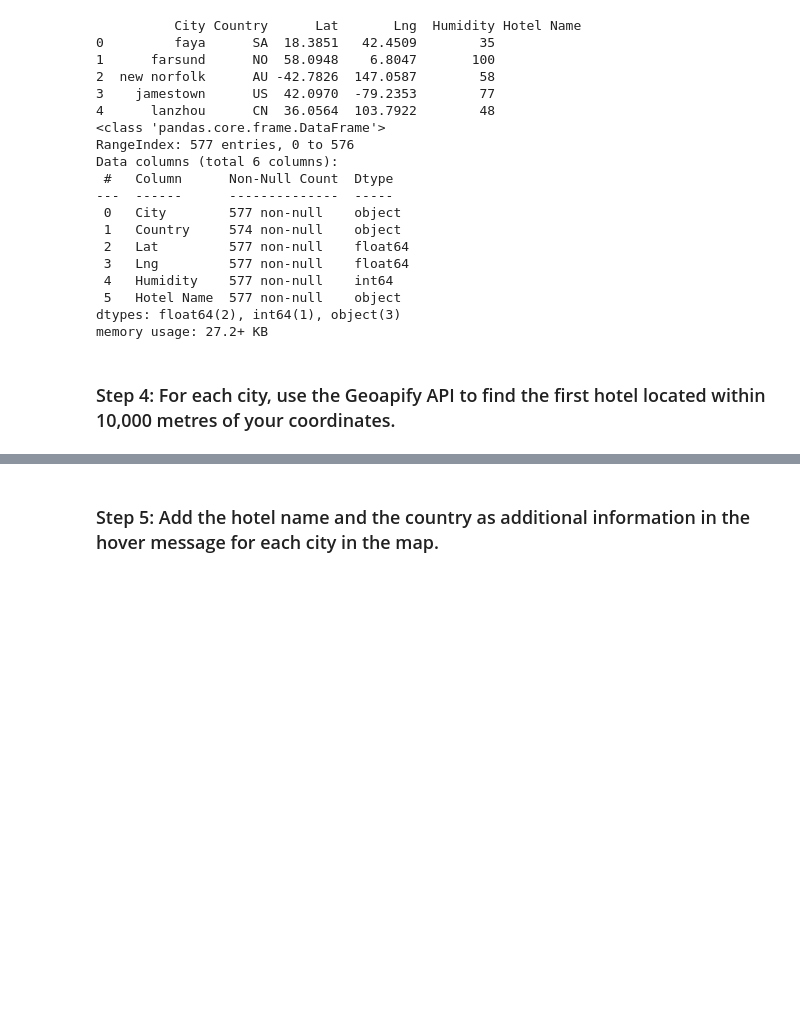
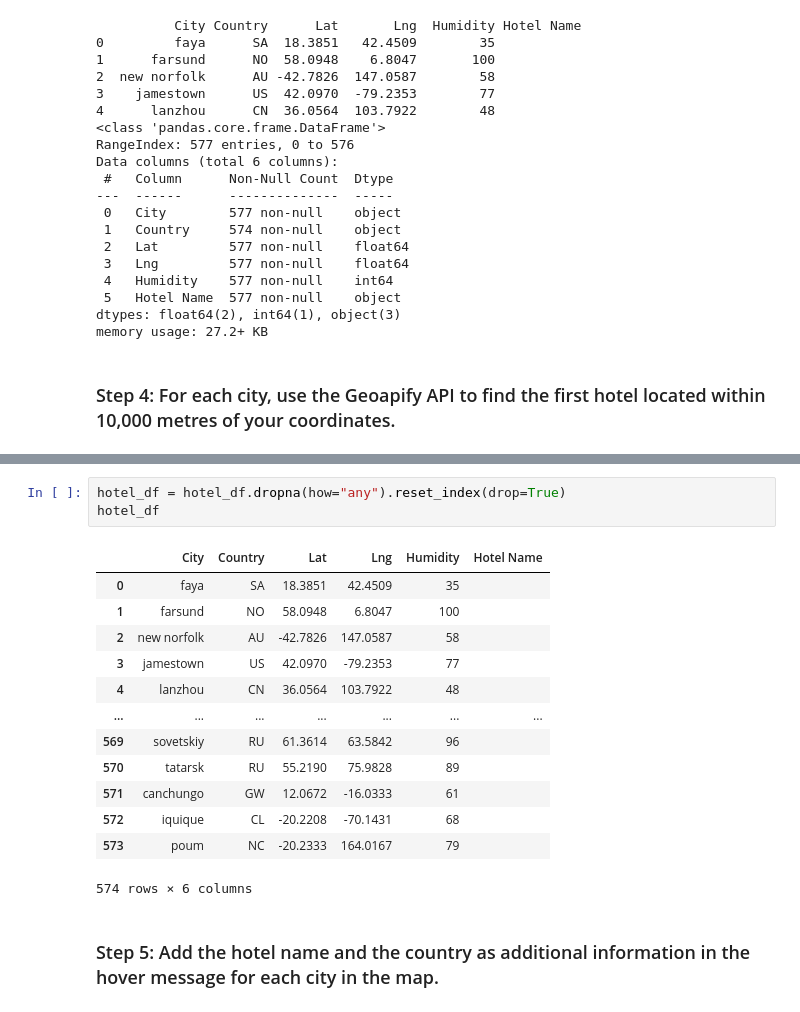
Before and after one commit to jwlosz/dsb_api_hw, a Jupyter notebook: SUBMISSION/VacationPy.ipynb, the cells around one changed output, grey strips where cells are left out. Drawn from its saved outputs; the diff is of its cells as text; blank space fills up the shorter version.

```diff
--- a/SUBMISSION/VacationPy.ipynb
+++ b/SUBMISSION/VacationPy.ipynb
@@ -176,3 +227,20 @@ faya - nearest hotel: No hotel found
 KeyboardInterrupt:
+# %%
+hotel_df = hotel_df.dropna(how="any").reset_index(drop=True)
+hotel_df
+# %% [output]
+|  | City | Country | Lat | Lng | Humidity | Hotel Name |
+| 0 | faya | SA | 18.3851 | 42.4509 | 35 |  |
+| 1 | farsund | NO | 58.0948 | 6.8047 | 100 |  |
+| 2 | new norfolk | AU | -42.7826 | 147.0587 | 58 |  |
+| 3 | jamestown | US | 42.0970 | -79.2353 | 77 |  |
+| 4 | lanzhou | CN | 36.0564 | 103.7922 | 48 |  |
+| ... | ... | ... | ... | ... | ... | ... |
+| 569 | sovetskiy | RU | 61.3614 | 63.5842 | 96 |  |
+| 570 | tatarsk | RU | 55.2190 | 75.9828 | 89 |  |
+| 571 | canchungo | GW | 12.0672 | -16.0333 | 61 |  |
+| 572 | iquique | CL | -20.2208 | -70.1431 | 68 |  |
+| 573 | poum | NC | -20.2333 | 164.0167 | 79 |  |
+574 rows × 6 columns
 # %% [markdown]
 ### Step 5: Add the hotel name and the country as additional information in the hover message for each city in the map.
```
Also changed, not shown: parts of 4 cells of this notebook, 2 other files.
